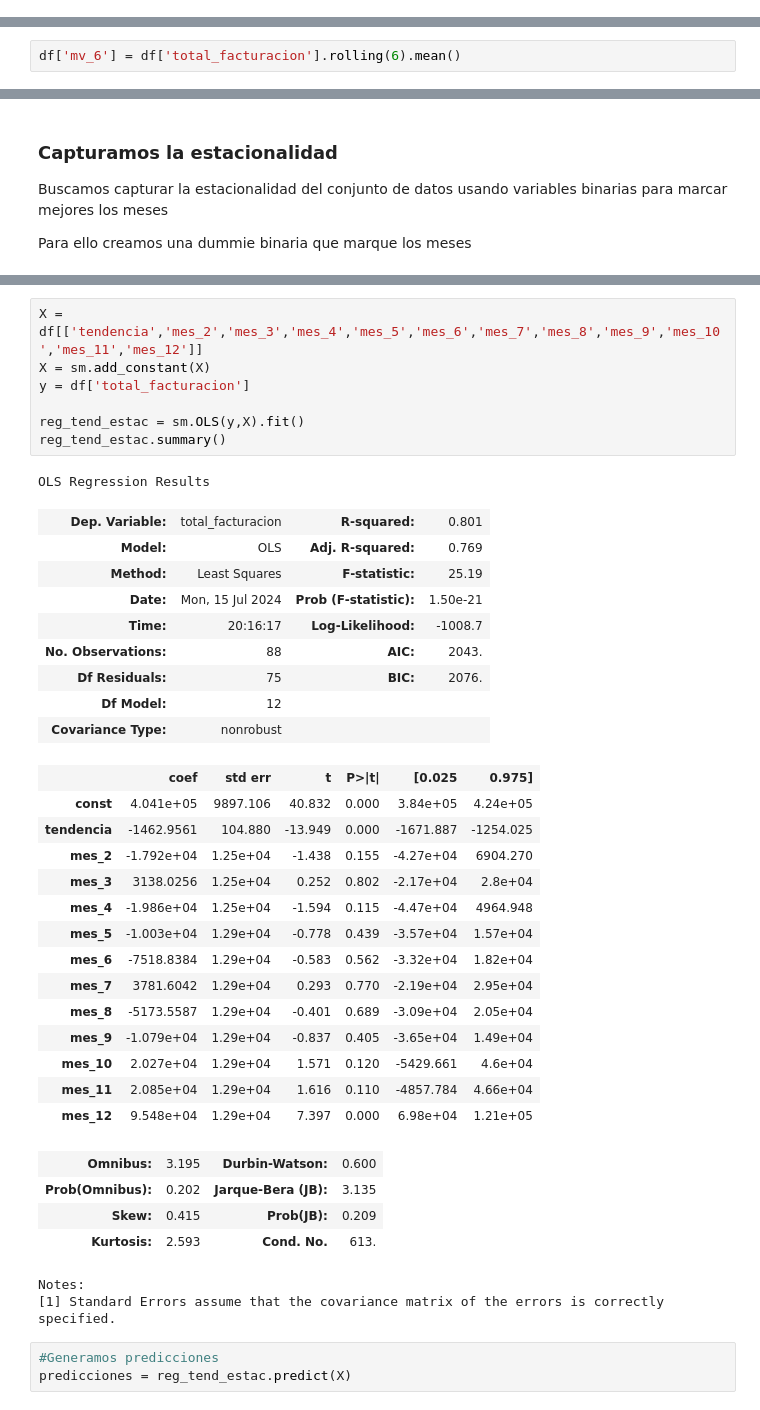
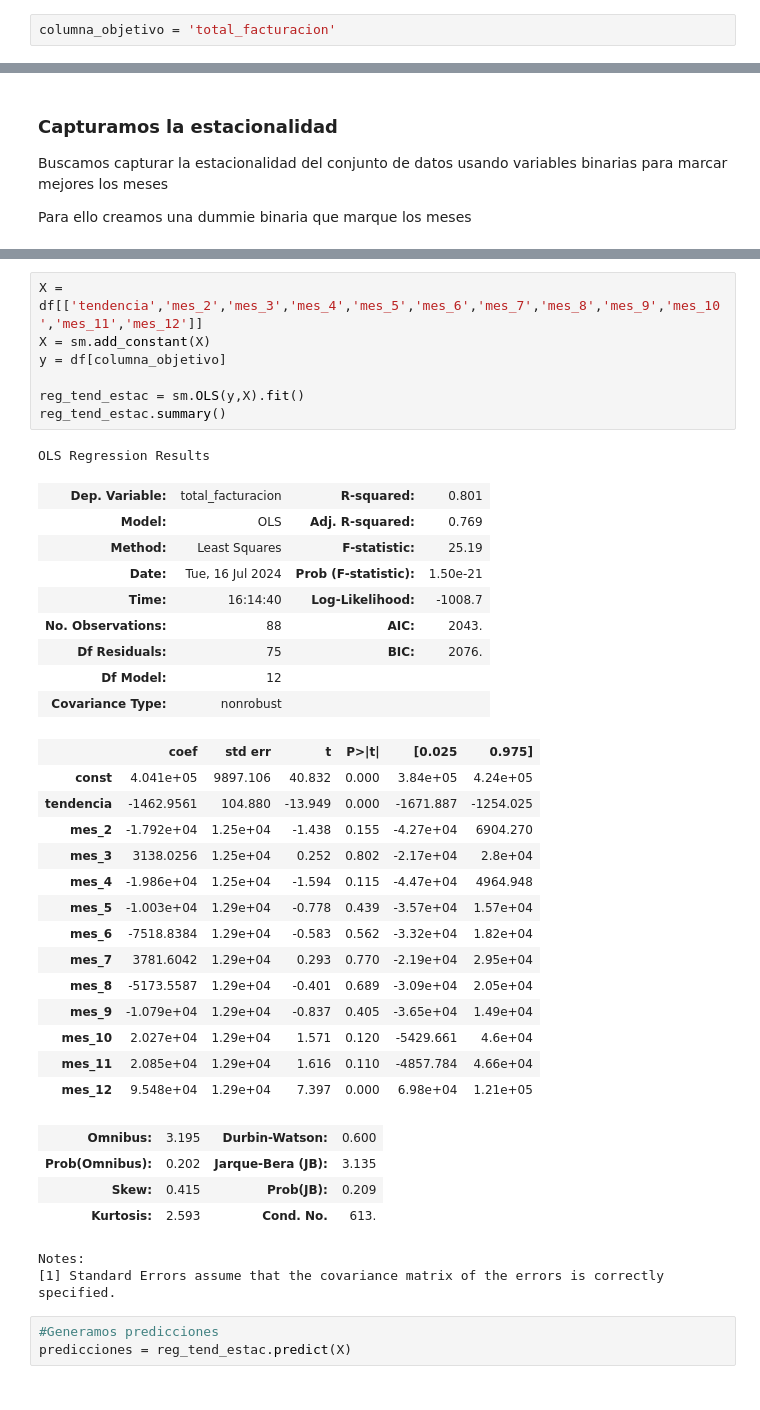
Before and after one commit to gastonbenitez2001/diplomatura_unne, a Jupyter notebook: trabajo_diplo/prueba_corrientes.ipynb, the cells around one changed output, grey strips where cells are left out. Cells and saved outputs as stored; diff of their text form.

```diff
--- a/trabajo_diplo/prueba_corrientes.ipynb
+++ b/trabajo_diplo/prueba_corrientes.ipynb
@@ -32,4 +33,6 @@ df
 | 2024-03-01 | 5 | 18 | 278499.605630 | 40508.564606 | 64335.807035 | 10739.438047 | 22244.751275 | 31853.385039 | ... |
 | 2024-04-01 | 5 | 18 | 236734.573009 | 30501.956960 | 55401.993836 | 10137.874875 | 18997.233903 | 30646.311485 | ... |
 88 rows × 14 columns
+# %%
+columna_objetivo = 'total_facturacion'
 # %%
@@ -158,2 +139,0 @@ Probando con medias moviles
-# %%
-df['mv_6'] = df['total_facturacion'].rolling(6).mean()
@@ -195,17 +168,17 @@ df
 # %%
 X = df[['tendencia','mes_2','mes_3','mes_4','mes_5','mes_6','mes_7','mes_8','mes_9','mes_10','mes_11','mes_12']]
 X = sm.add_constant(X)
-y = df['total_facturacion']
+y = df[columna_objetivo]
 
 reg_tend_estac = sm.OLS(y,X).fit()
 reg_tend_estac.summary()
 # %% [output]
 OLS Regression Results
 | Dep. Variable: | total_facturacion | R-squared: | 0.801 |
 | Model: | OLS | Adj. R-squared: | 0.769 |
 | Method: | Least Squares | F-statistic: | 25.19 |
-| Date: | Mon, 15 Jul 2024 | Prob (F-statistic): | 1.50e-21 |
-| Time: | 20:16:17 | Log-Likelihood: | -1008.7 |
+| Date: | Tue, 16 Jul 2024 | Prob (F-statistic): | 1.50e-21 |
+| Time: | 16:14:40 | Log-Likelihood: | -1008.7 |
 | No. Observations: | 88 | AIC: | 2043. |
 | Df Residuals: | 75 | BIC: | 2076. |
 | Df Model: | 12 |  |  |
```
Also changed, not shown: parts of 23 cells of this notebook, 4 other files.
